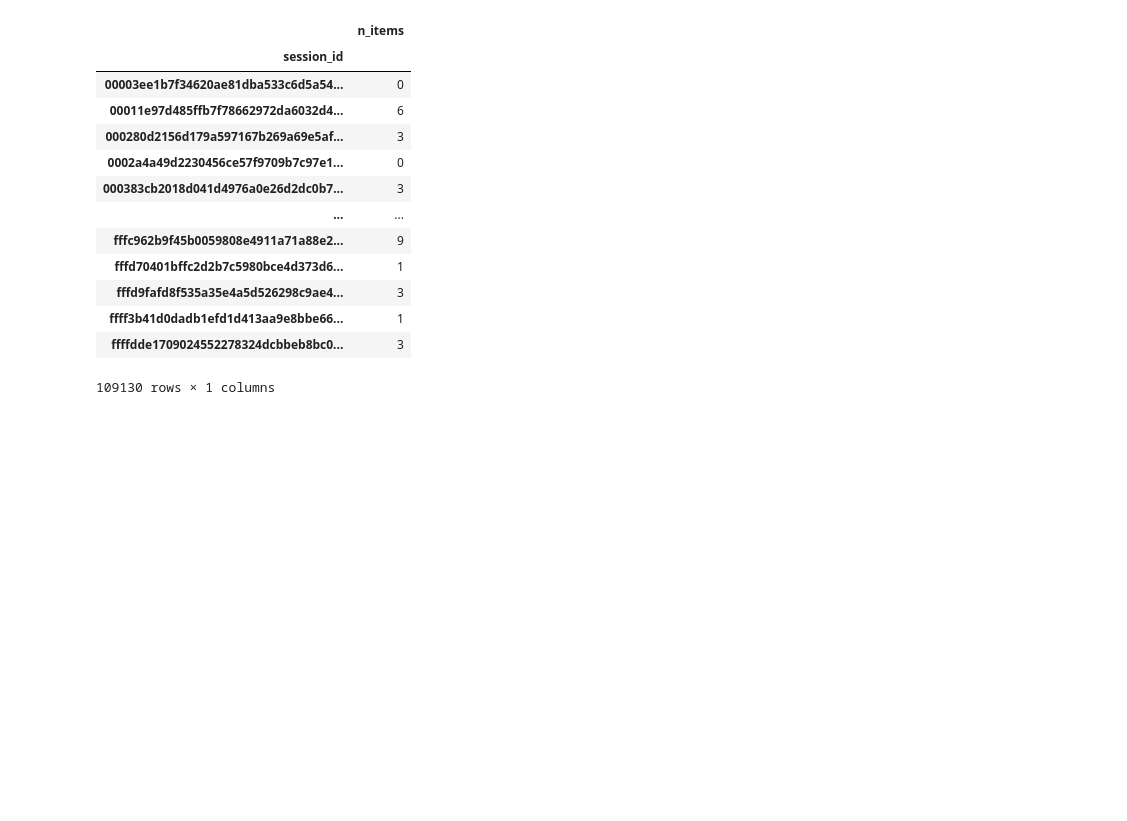
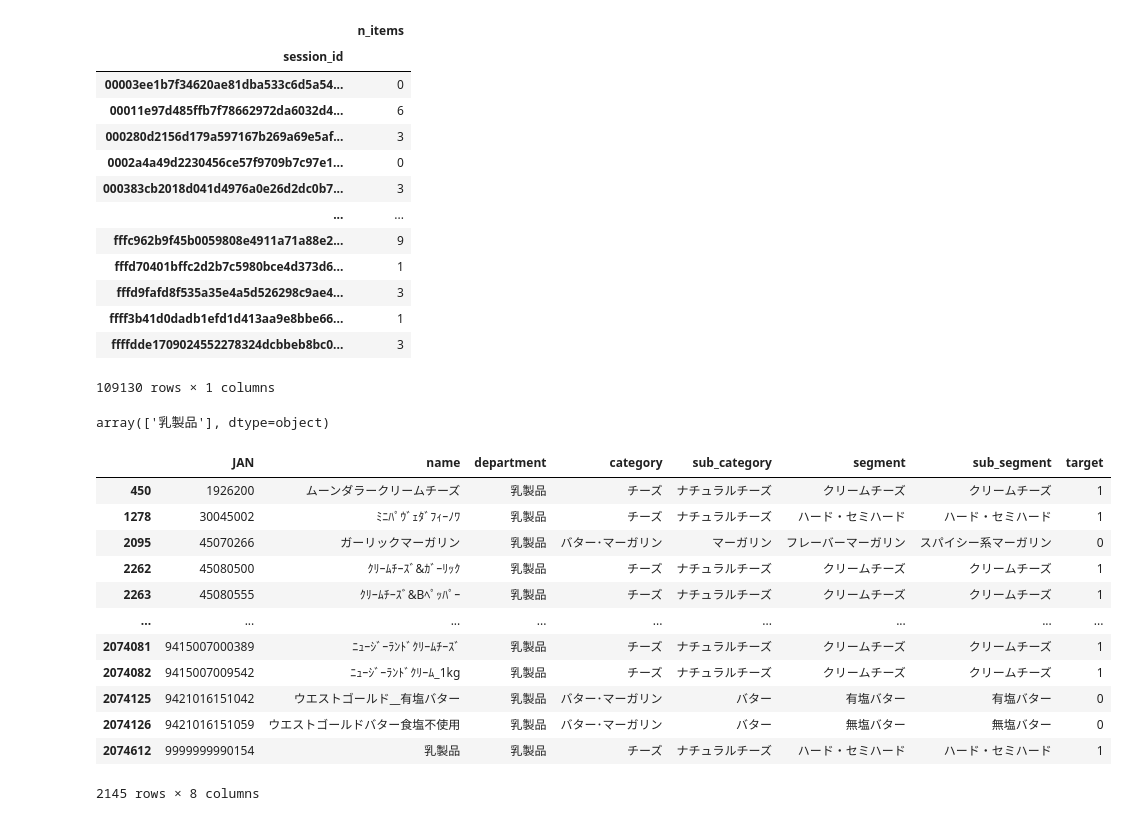
Before and after one commit to tenten0727/atmaCup13, a Jupyter notebook: notebook/005_cart_information.ipynb, the cells around one changed output. Saved outputs shown, nothing was run; the diff lists cells and outputs as text; code cells hidden in the pictures; blank space fills up the shorter version.

```diff
--- a/notebook/005_cart_information.ipynb
+++ b/notebook/005_cart_information.ipynb
@@ -82,3 +82,23 @@ train_cart_log.groupby('session_id').agg({'n_items': 'sum'})
 | ffff3b41d0dadb1efd1d413aa9e8bbe66... | 1 |
 | ffffdde1709024552278324dcbbeb8bc0... | 3 |
 109130 rows × 1 columns
+# %%
+master.loc[master['category']=='チーズ', 'department'].unique()
+# %% [output]
+array(['乳製品'], dtype=object)
+# %%
+master[master['department']=='乳製品']
+# %% [output]
+|  | JAN | name | department | category | sub_category | segment | sub_segment | target |
+| 450 | 1926200 | ムーンダラークリームチーズ | 乳製品 | チーズ | ナチュラルチーズ | クリームチーズ | クリームチーズ | 1 |
+| 1278 | 30045002 | ﾐﾆﾊﾟｳﾞｪﾀﾞﾌｨｰﾉﾜ | 乳製品 | チーズ | ナチュラルチーズ | ハード・セミハード | ハード・セミハード | 1 |
+| 2095 | 45070266 | ガーリックマーガリン | 乳製品 | バター･マーガリン | マーガリン | フレーバーマーガリン | スパイシー系マーガリン | 0 |
+| 2262 | 45080500 | ｸﾘｰﾑﾁｰｽﾞ&ｶﾞｰﾘｯｸ | 乳製品 | チーズ | ナチュラルチーズ | クリームチーズ | クリームチーズ | 1 |
+| 2263 | 45080555 | ｸﾘｰﾑﾁｰｽﾞ&Bﾍﾟｯﾊﾟｰ | 乳製品 | チーズ | ナチュラルチーズ | クリームチーズ | クリームチーズ | 1 |
+| ... | ... | ... | ... | ... | ... | ... | ... | ... |
+| 2074081 | 9415007000389 | ﾆｭｰｼﾞｰﾗﾝﾄﾞｸﾘｰﾑﾁｰｽﾞ | 乳製品 | チーズ | ナチュラルチーズ | クリームチーズ | クリームチーズ | 1 |
+| 2074082 | 9415007009542 | ﾆｭｰｼﾞｰﾗﾝﾄﾞｸﾘｰﾑ_1kg | 乳製品 | チーズ | ナチュラルチーズ | クリームチーズ | クリームチーズ | 1 |
+| 2074125 | 9421016151042 | ウエストゴールド__有塩バター | 乳製品 | バター･マーガリン | バター | 有塩バター | 有塩バター | 0 |
+| 2074126 | 9421016151059 | ウエストゴールドバター食塩不使用 | 乳製品 | バター･マーガリン | バター | 無塩バター | 無塩バター | 0 |
+| 2074612 | 9999999990154 | 乳製品 | 乳製品 | チーズ | ナチュラルチーズ | ハード・セミハード | ハード・セミハード | 1 |
+2145 rows × 8 columns
```
Also changed, not shown: parts of 1 cell of this notebook, 1 other file.
